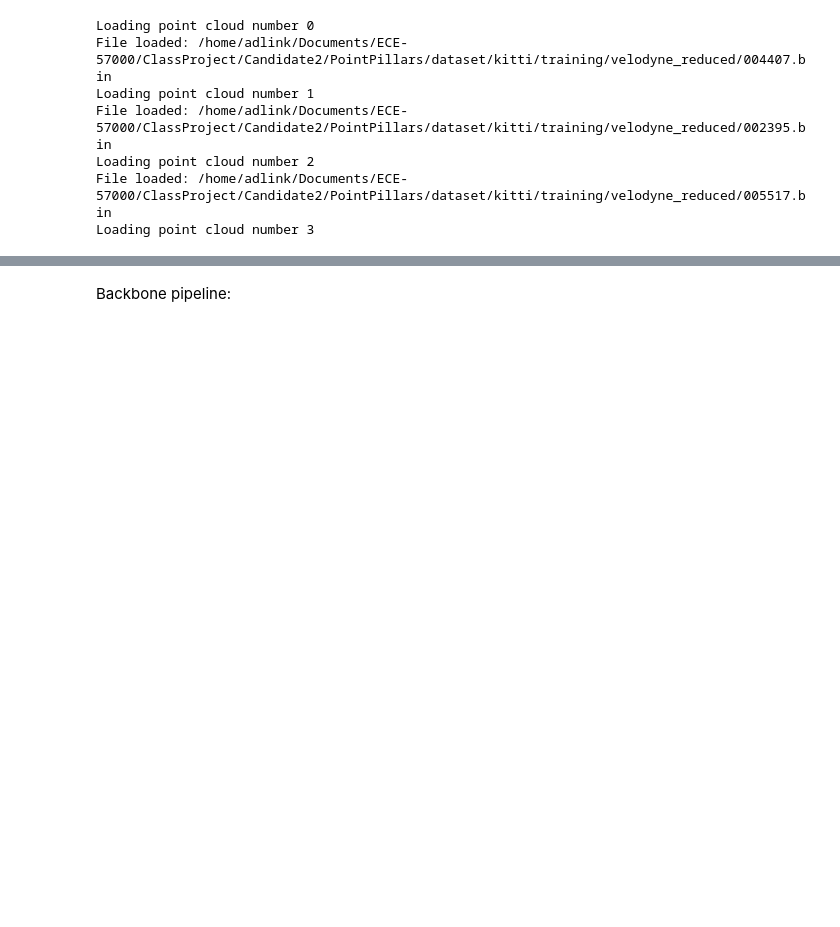
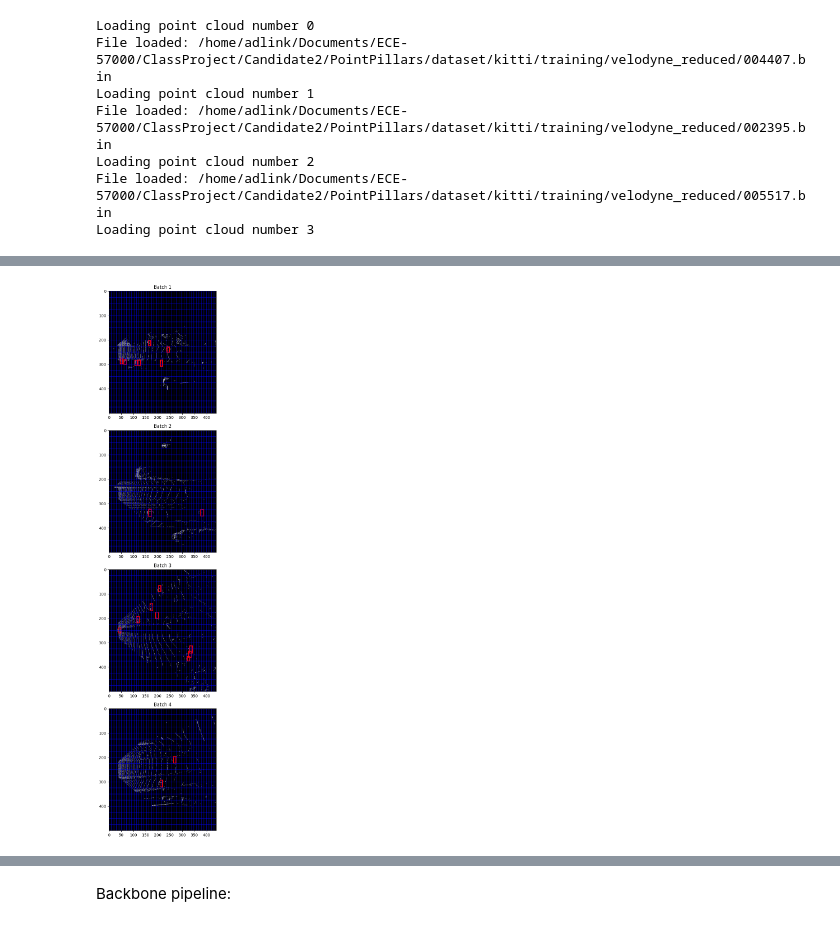
Before and after one commit to YouBotica/PointPillars, a Jupyter notebook: Implementation/PointPillarsNotebook.ipynb, the cells around one changed output, grey strips where cells are left out. Cells and saved outputs as stored; diff of their text form; code cells hidden in the pictures; blank space fills up the shorter version.

Commit message:
Regression matching works

```diff
--- a/Implementation/PointPillarsNotebook.ipynb
+++ b/Implementation/PointPillarsNotebook.ipynb
@@ -242,9 +141,0 @@ tensor([ 45.4688, 274.0000,  56.0312, 297.0000])
-# %%
-'''for anchor in anchors_list: # TODO: Uncomment me
-    iou_tensor = anchor.calculate_batch_iou(gt_boxes_tensor)
-    regression_targets = anchor.get_regression_targets(iou_tensor, (H, W), threshold=0.5)'''
-
-
-
-#classification_targets = anchor.get_classification_targets(gt_boxes_tensor, iou_tensor, (H, W),
-#                    expansion_factor=1.7, background_threshold=0.2)
@@ -274,0 +142,81 @@ regression_targets
+# %%
+
+
+#TODO: Uncomment Me!
+#anchors_list = []
+#roi_boxes_tensor = anchor.generate_ROI_boxes(gt_boxes_tensor=gt_boxes_tensor,
+#            scale_factor=SCALE_FACTOR) # Size (bs, n_obj, (x_min, y_min, x_mx, y_max)) (4, 8,4)
+
+def get_regression_targets(iou_tensor, feature_map_size, threshold=0.5):
+    """
+    This method finds the best anchor match for each ground truth box based on the IoU tensor.
+    It returns the indices on the feature map grid for anchors with the highest IoU above the threshold.
+    If no IoU exceeds the threshold, the indices of the anchor with the highest IoU are selected.
+
+    Parameters:
+    iou_tensor -- tensor of IoU values, shape (batch_size, n_boxes, num_anchors_x, num_anchors_y)
+    feature_map_size -- size of the feature map grid (H, W)
+    threshold -- IoU threshold to consider for positive anchor matching
+
+    Returns:
+    A dictionary with keys as batch indices and values as lists of (box_index, feature_map_x_index, feature_map_y_index)
+    """
+    batch_size, n_boxes, num_anchors_x, num_anchors_y = iou_tensor.shape
+    feature_map_h, feature_map_w = feature_map_size
+    scale_x = feature_map_w / num_anchors_x
+    scale_y = feature_map_h / num_anchors_y
+    regression_targets = {batch_idx: [] for batch_idx in range(batch_size)}
+
+    # Iterate through each batch and each ground truth box
+    for batch_idx in range(batch_size):
+        for box_idx in range(n_boxes):
+            #if batch_idx == 1:
+            #    ipdb.set_trace()
+            # Get the IoU for the current box
+            box_iou = iou_tensor[batch_idx, box_idx]
+
+            # Find the max IoU and its index
+            max_iou = torch.max(box_iou)
+            max_idx = torch.argmax(box_iou)
+            anchor_x_idx, anchor_y_idx = np.unravel_index(max_idx.item(), (num_anchors_x, num_anchors_y))
+
+            # Scale anchor indices to feature map indices
+            feature_map_x_idx = int(anchor_x_idx * scale_x) # FIXME: Fix offsets
+            feature_map_y_idx = int(anchor_y_idx * scale_y)
+
+            if max_iou >= threshold:
+                # If max IoU is above the threshold, use it as the target
+                regression_targets[batch_idx].append((box_idx, feature_map_x_idx, feature_map_y_idx))
+            else:
+                # If no IoU exceeds the threshold, take the anchor with the highest IoU
+                regression_targets[batch_idx].append((box_idx, feature_map_x_idx, feature_map_y_idx))
+
+    return regression_targets
+
+
+# Ground truth tensor of size (bs, n_boxes, 4)
+gt_boxes_tensor = create_boxes_tensor(batched_labels, attributes_idx)
+
+# Get the roi indices:
+roi_indices = anchor.get_ROI_indices(gt_boxes_tensor=gt_boxes_tensor, scale_factor=1.5,
+            feature_map_size=(H,W))
+
+
+# Get IoU tensor and regression targets:
+iou_tensor = anchor.calculate_batch_iou(gt_boxes_tensor)
+'''IoU tensor (batch_size, n_boxes, num_anchors_x, num_anchors_y)'''
+
+regression_targets_dict = get_regression_targets(iou_tensor, (H, W), threshold=0.5)
+'''A dictionary with keys as batch indices and values as lists of
+(box_index, feature_map_x_index, feature_map_y_index'''
+
+classification_targets_dict = anchor.get_classification_targets(iou_tensor=iou_tensor, feature_map_size=(H,W),
+                            background_lower_threshold=0.05, background_upper_threshold=0.25)
+'''A dictionary with keys as batch indices and values as lists of (box_index,
+feature_map_x_index, feature_map_y_index, class_label)'''
+
+
+visualize_batch_bounding_boxes(feature_maps=pseudo_images, boxes_tensor=gt_boxes_tensor,
+                               attributes_idx=attributes_idx, visz_anchor=True, anchor=anchor)
+# %% [output]
+[figure, added]
```
Also changed, not shown: parts of 12 cells of this notebook, 1 other file.
